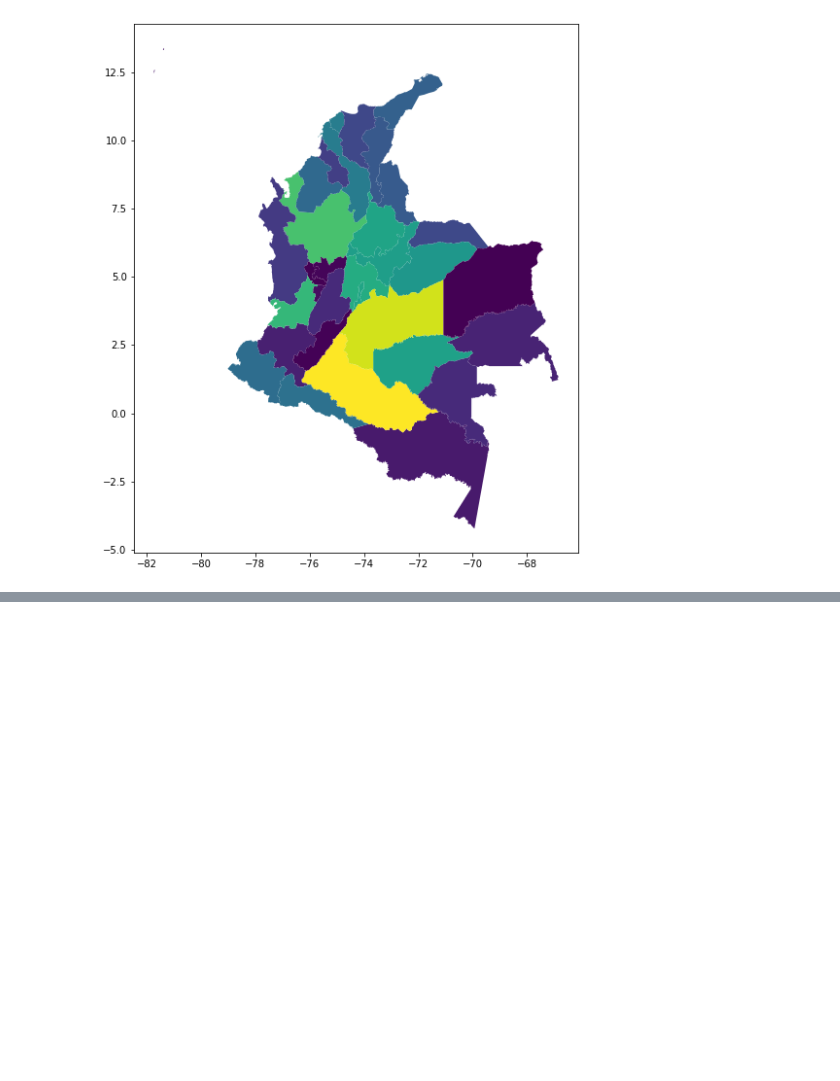
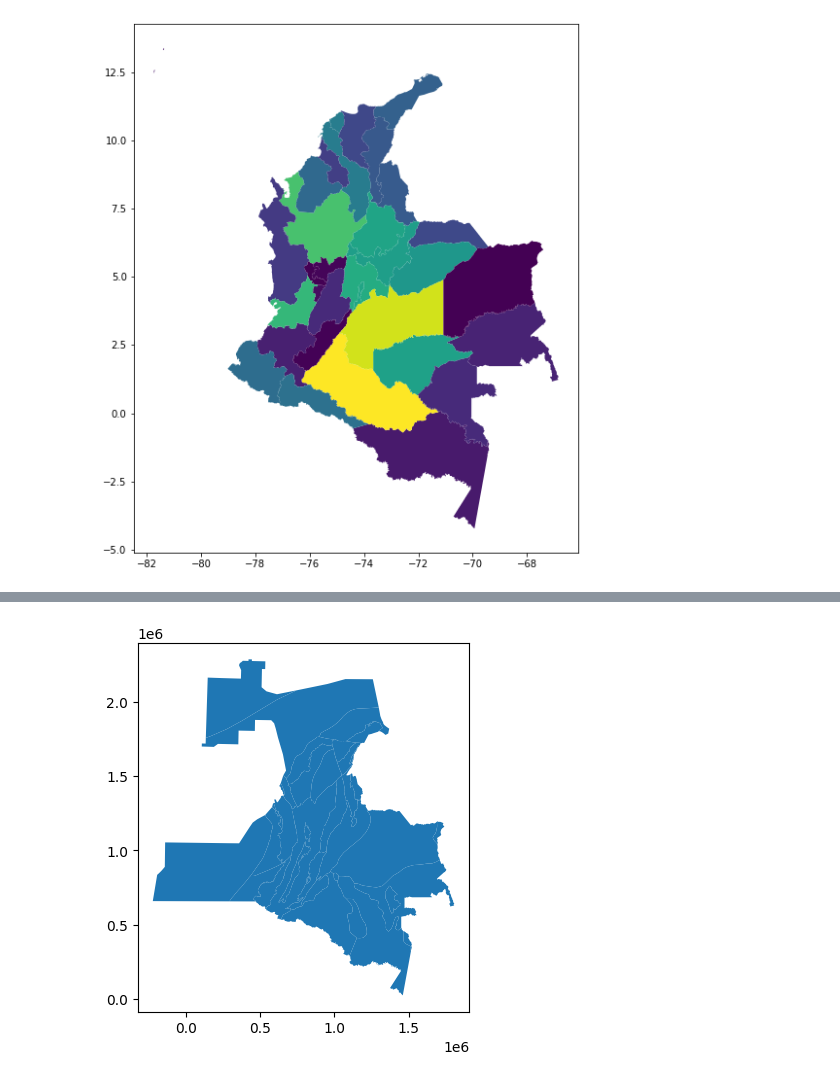
Before and after one commit to Anggarciaar/Proyecto_AnalisisGeoespacial, a Jupyter notebook: Proyecto_AnalisisGeoespacial.ipynb, the cells around one changed output, grey strips where cells are left out. Cells and saved outputs as stored; diff of their text form; code cells hidden in the pictures; blank space fills up the shorter version.

```diff
--- a/Proyecto_AnalisisGeoespacial.ipynb
+++ b/Proyecto_AnalisisGeoespacial.ipynb
@@ -99,0 +127,2 @@ Departamentos.plot(column='ems_nts_GE', ax=ax);
+# %%
+Cuencas = gpd.read_file("/content/drive/MyDrive/DATA_ProyectoAG/Cuencas_Sedimentarias/CUENCAS_AJUSTADAS_2010.shp")
@@ -99,0 +169,4 @@ Departamentos.plot(column='ems_nts_GE', ax=ax);
+# %%
+Cuencas.plot();
+# %% [output]
+[figure, added]
```
Also changed, not shown: parts of 21 cells of this notebook.
